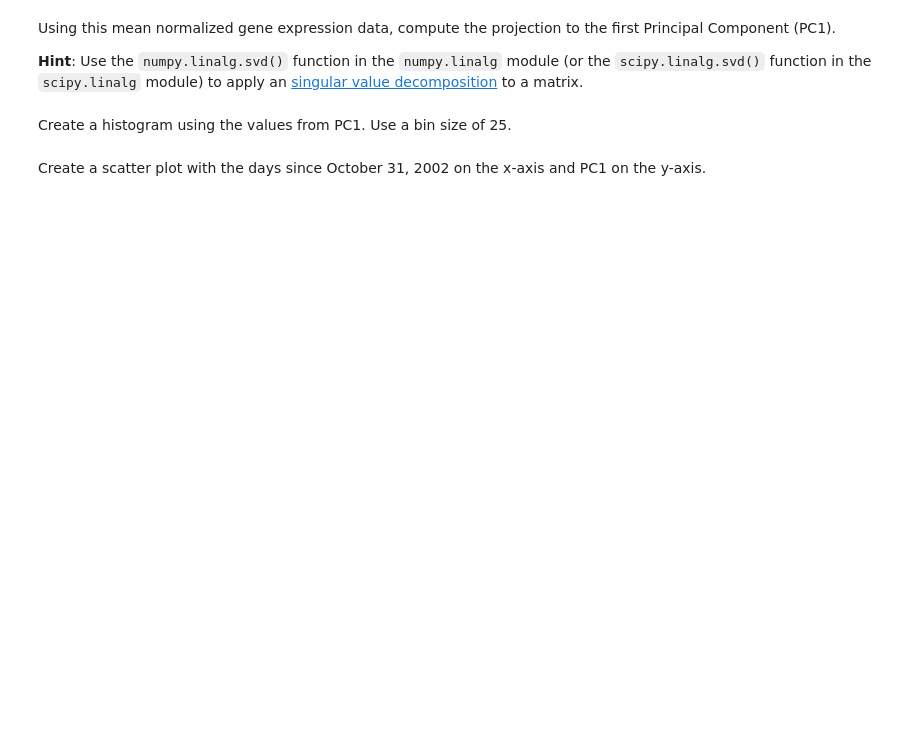
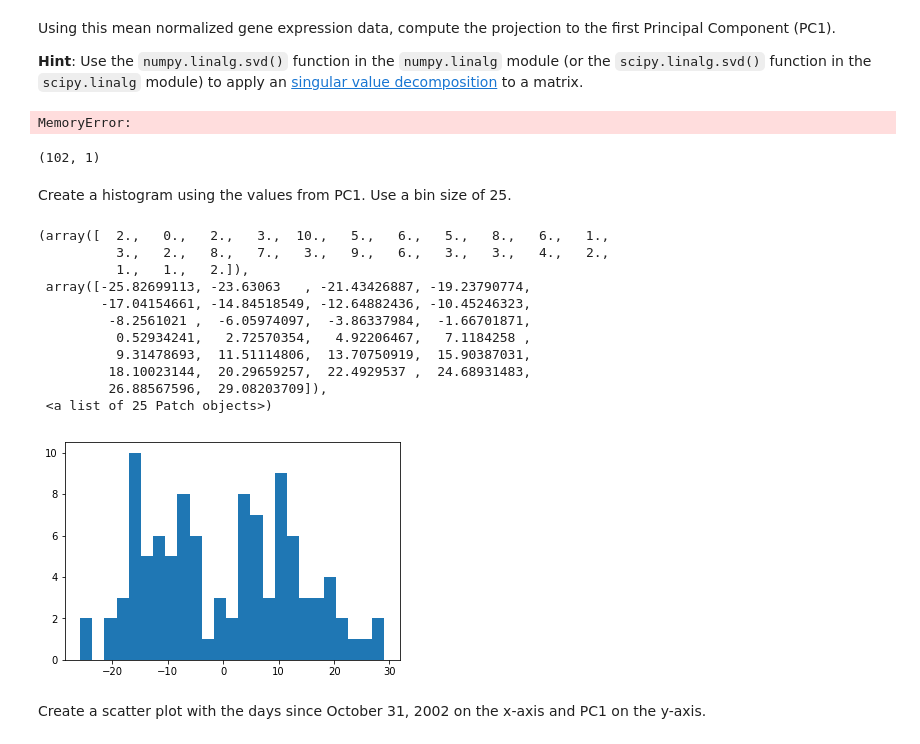
Before and after one commit to StevenDalderop/2014, a Jupyter notebook: homework/HW2.ipynb, the cells around one changed output. Cells and saved outputs as stored; diff of their text form; code cells hidden in the pictures; blank space fills up the shorter version.

```diff
--- a/homework/HW2.ipynb
+++ b/homework/HW2.ipynb
@@ -208,0 +208,2 @@ means=exprsCEU.mean()
+# %%
+exprsCEU_n=exprsCEU.apply(lambda x: x - exprsCEU.mean(axis=1),axis=0)
@@ -214,0 +227,4 @@ Using this mean normalized gene expression data, compute the projection to the f
+# %%
+svd(exprsCEU_n.T.values)
+# %% [output]
+MemoryError:
@@ -215,2 +233,9 @@ Using this mean normalized gene expression data, compute the projection to the f
+# %%
+svd=TruncatedSVD(n_components=1)
+svd.fit(exprsCEU_n.T)
+x_t=svd.transform(exprsCEU_n.T)
+x_t.shape
+# %% [output]
+(102, 1)
 # %% [markdown]
 Create a histogram using the values from PC1.  Use a bin size of 25.
@@ -219,2 +242,17 @@ Create a histogram using the values from PC1.  Use a bin size of 25.
+# %%
+plt.hist(x_t,bins=25)
+# %% [output]
+(array([  2.,   0.,   2.,   3.,  10.,   5.,   6.,   5.,   8.,   6.,   1.,
+          3.,   2.,   8.,   7.,   3.,   9.,   6.,   3.,   3.,   4.,   2.,
+          1.,   1.,   2.]),
+ array([-25.82699113, -23.63063   , -21.43426887, -19.23790774,
+        -17.04154661, -14.84518549, -12.64882436, -10.45246323,
+         -8.2561021 ,  -6.05974097,  -3.86337984,  -1.66701871,
+          0.52934241,   2.72570354,   4.92206467,   7.1184258 ,
+          9.31478693,  11.51114806,  13.70750919,  15.90387031,
+         18.10023144,  20.29659257,  22.4929537 ,  24.68931483,
+         26.88567596,  29.08203709]),
+ <a list of 25 Patch objects>)
+[figure, added]
 # %% [markdown]
 Create a scatter plot with the days since October 31, 2002 on the x-axis and PC1 on the y-axis.
```
Also changed, not shown: parts of 25 cells of this notebook, 1 other file.
